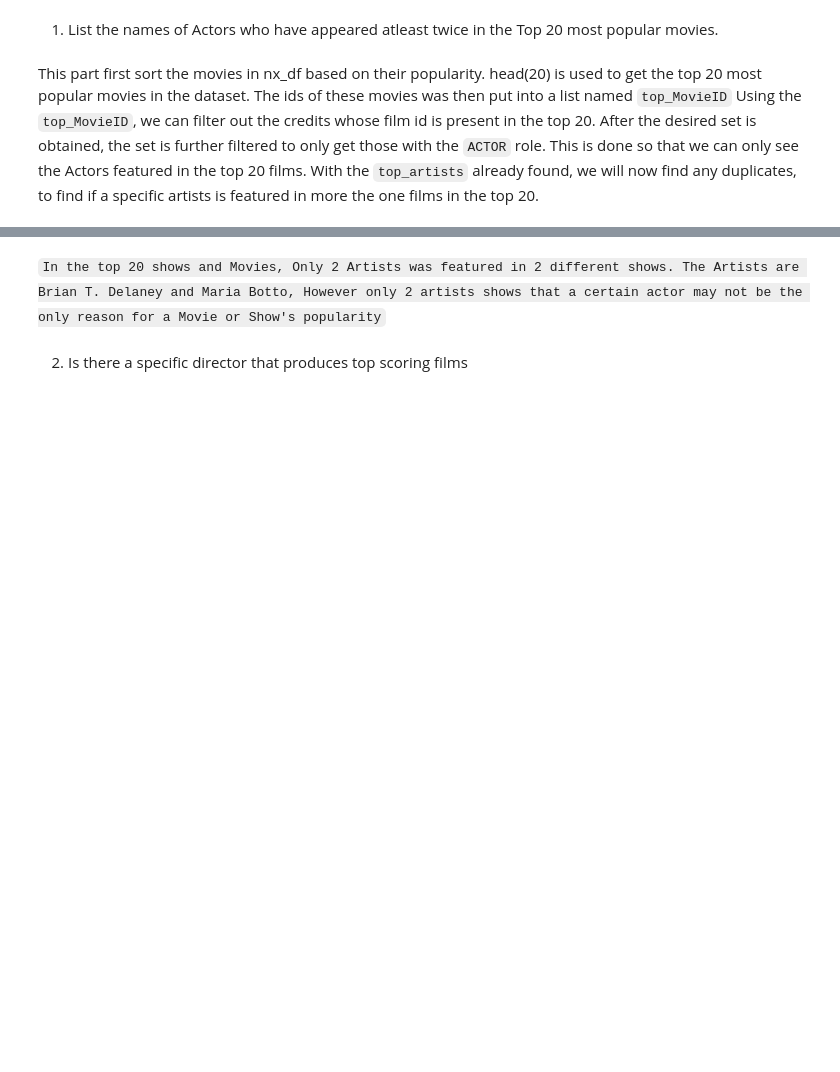
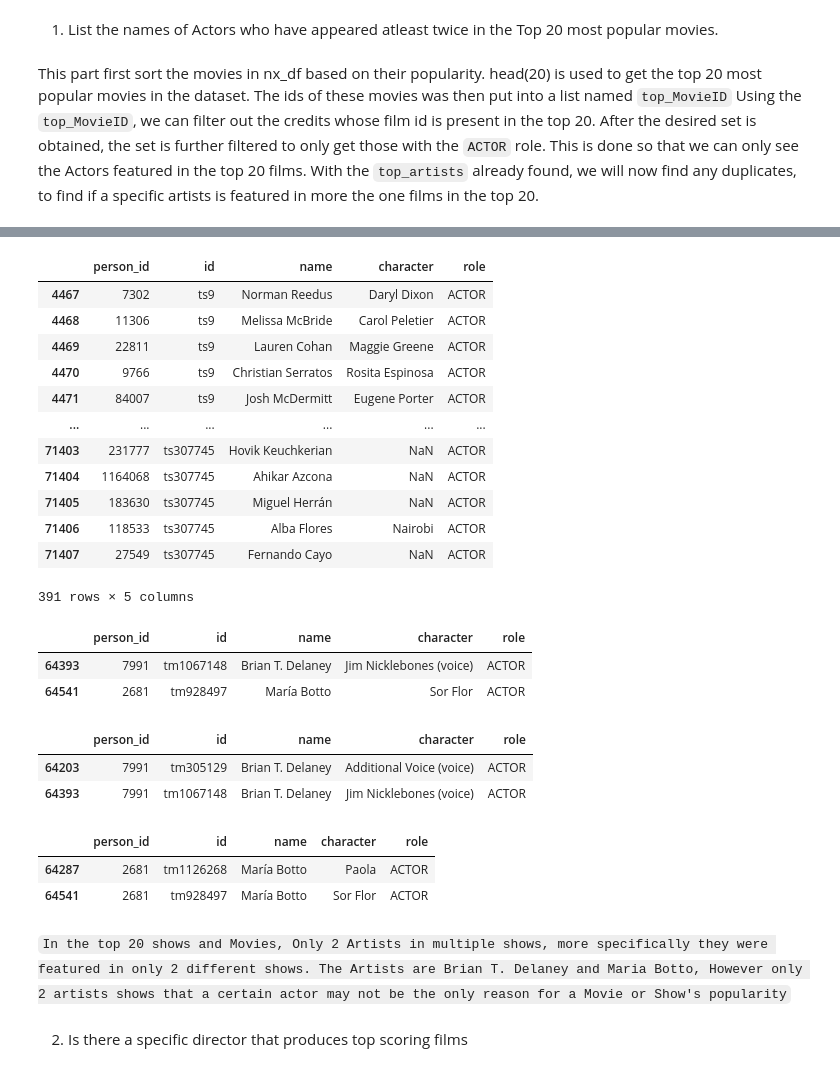
Before and after one commit to RJ0514/CSMODEL_Case_Study, a Jupyter notebook: Phase1.ipynb, the cells around one changed output, grey strips where cells are left out. Cells and saved outputs as stored; diff of their text form; code cells hidden in the pictures; blank space fills up the shorter version.

```diff
--- a/Phase1.ipynb
+++ b/Phase1.ipynb
@@ -272,5 +282,43 @@ top_artists.loc[duplicated_artist]
+# %%
+credit_index = np.where(credits_df['id'].isin(top_MovieID))[0]
+credits = credits_df.filter(items = credit_index , axis = 0)
+top_artists = credits[credits['role'] == 'ACTOR']
+top_artists
+# %% [output]
+|  | person_id | id | name | character | role |
+| 4467 | 7302 | ts9 | Norman Reedus | Daryl Dixon | ACTOR |
+| 4468 | 11306 | ts9 | Melissa McBride | Carol Peletier | ACTOR |
+| 4469 | 22811 | ts9 | Lauren Cohan | Maggie Greene | ACTOR |
+| 4470 | 9766 | ts9 | Christian Serratos | Rosita Espinosa | ACTOR |
+| 4471 | 84007 | ts9 | Josh McDermitt | Eugene Porter | ACTOR |
+| ... | ... | ... | ... | ... | ... |
+| 71403 | 231777 | ts307745 | Hovik Keuchkerian | NaN | ACTOR |
+| 71404 | 1164068 | ts307745 | Ahikar Azcona | NaN | ACTOR |
+| 71405 | 183630 | ts307745 | Miguel Herrán | NaN | ACTOR |
+| 71406 | 118533 | ts307745 | Alba Flores | Nairobi | ACTOR |
+| 71407 | 27549 | ts307745 | Fernando Cayo | NaN | ACTOR |
+391 rows × 5 columns
+# %%
+duplicated_artist = top_artists.duplicated(subset = ['person_id'])
+top_artists.loc[duplicated_artist]
+# %% [output]
+|  | person_id | id | name | character | role |
+| 64393 | 7991 | tm1067148 | Brian T. Delaney | Jim Nicklebones (voice) | ACTOR |
+| 64541 | 2681 | tm928497 | María Botto | Sor Flor | ACTOR |
+# %%
+(credits[credits['person_id'] == 7991])
+# %% [output]
+|  | person_id | id | name | character | role |
+| 64203 | 7991 | tm305129 | Brian T. Delaney | Additional Voice (voice) | ACTOR |
+| 64393 | 7991 | tm1067148 | Brian T. Delaney | Jim Nicklebones (voice) | ACTOR |
+# %%
+(credits[credits['person_id'] == 2681])
+# %% [output]
+|  | person_id | id | name | character | role |
+| 64287 | 2681 | tm1126268 | María Botto | Paola | ACTOR |
+| 64541 | 2681 | tm928497 | María Botto | Sor Flor | ACTOR |
 # %% [markdown]
-`In the top 20 shows and Movies, Only 2 Artists was featured in 2 different shows. The Artists are Brian T. Delaney and Maria Botto, However only 2 artists shows that a certain actor may not be the only reason for a Movie or Show's popularity`
+`In the top 20 shows and Movies, Only 2 Artists in multiple shows, more specifically they were featured in only 2 different shows. The Artists are Brian T. Delaney and Maria Botto, However only 2 artists shows that a certain actor may not be the only reason for a Movie or Show's popularity`
 # %% [markdown]
 2. Is there a specific director that produces top scoring films
 # %% [markdown]
```
Also changed, not shown: parts of 9 cells of this notebook.
